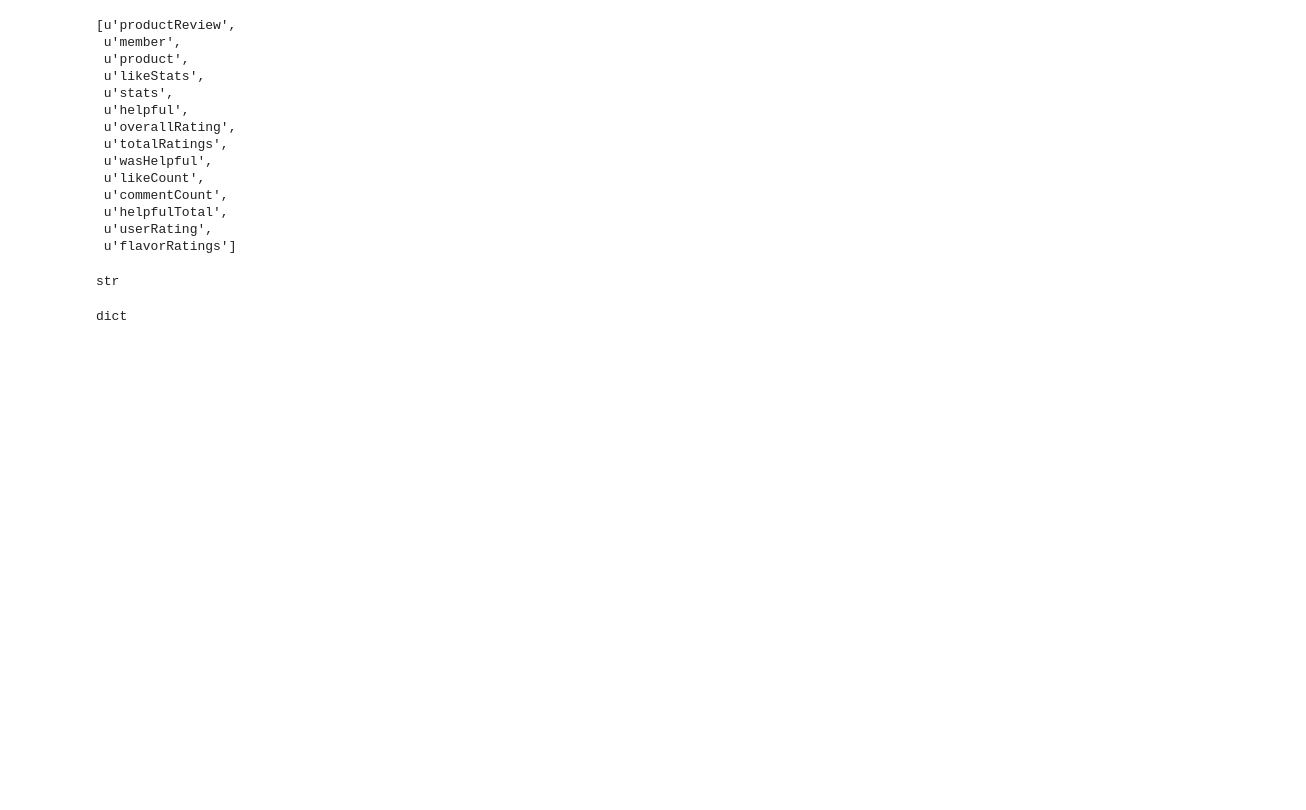
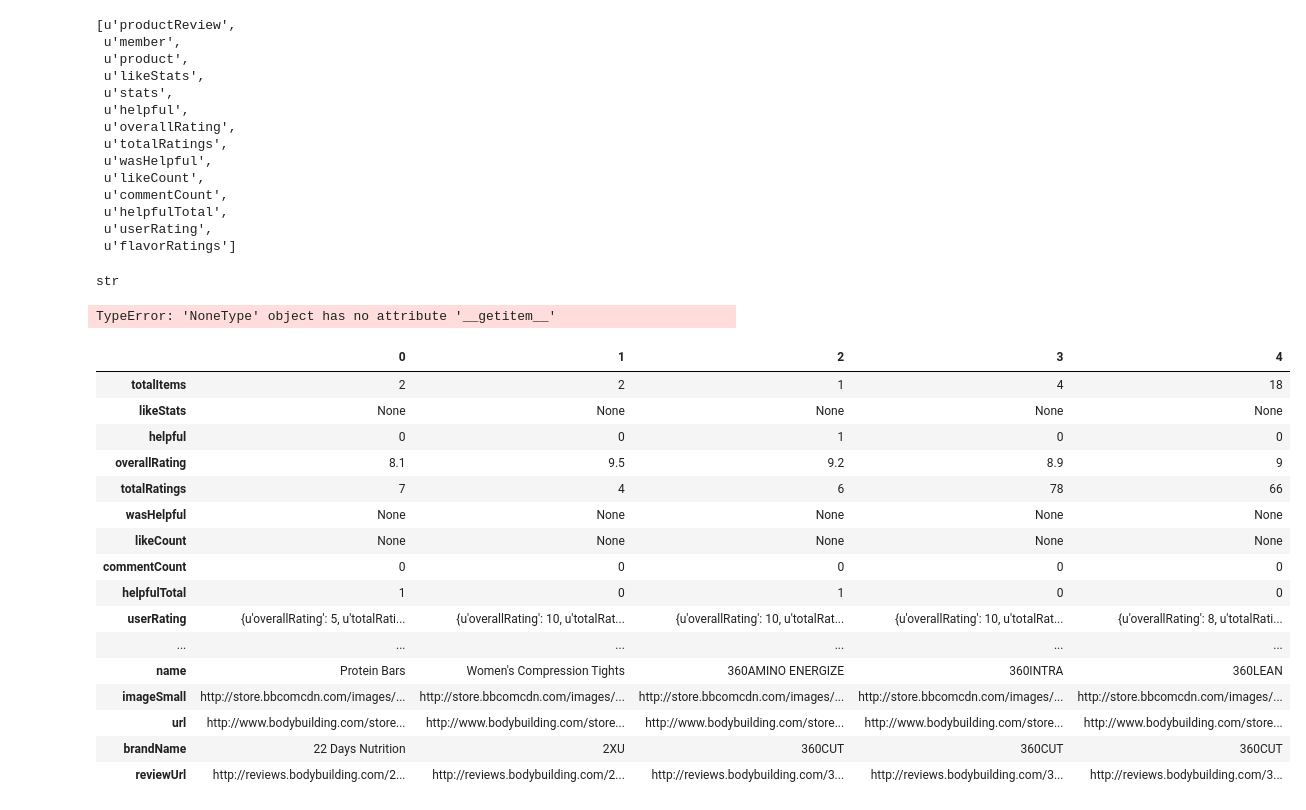
Before and after one commit to bbaltazar/Capstone, a Jupyter notebook: scrap.ipynb, the cells around one changed output. Cells and saved outputs as stored; diff of their text form; code cells hidden in the pictures; blank space fills up the shorter version.

```diff
--- a/scrap.ipynb
+++ b/scrap.ipynb
@@ -276,8 +348,7 @@ a = df.productReviews[0]
 type(a)
 # %% [output]
 str
-# %%
-b = json.loads(a)
-type(b[0])
-# %% [output]
-dict
+# %%
+run bodymodeling.py
+# %% [output]
+TypeError: 'NoneType' object has no attribute '__getitem__'
@@ -283,0 +357,20 @@ dict
+# %%
+model.df.head().T
+# %% [output]
+|  | 0 | 1 | 2 | 3 | 4 |
+| totalItems | 2 | 2 | 1 | 4 | 18 |
+| likeStats | None | None | None | None | None |
+| helpful | 0 | 0 | 1 | 0 | 0 |
+| overallRating | 8.1 | 9.5 | 9.2 | 8.9 | 9 |
+| totalRatings | 7 | 4 | 6 | 78 | 66 |
+| wasHelpful | None | None | None | None | None |
+| likeCount | None | None | None | None | None |
+| commentCount | 0 | 0 | 0 | 0 | 0 |
+| helpfulTotal | 1 | 0 | 1 | 0 | 0 |
+| userRating | {u'overallRating': 5, u'totalRati... | {u'overallRating': 10, u'totalRat... | {u'overallRating': 10, u'totalRat... | {u'overallRating': 10, u'totalRat... | {u'overallRating': 8, u'totalRati... |
+| ... | ... | ... | ... | ... | ... |
+| name | Protein Bars | Women's Compression Tights | 360AMINO ENERGIZE | 360INTRA | 360LEAN |
+| imageSmall | http://store.bbcomcdn.com/images/... | http://store.bbcomcdn.com/images/... | http://store.bbcomcdn.com/images/... | http://store.bbcomcdn.com/images/... | http://store.bbcomcdn.com/images/... |
+| url | http://www.bodybuilding.com/store... | http://www.bodybuilding.com/store... | http://www.bodybuilding.com/store... | http://www.bodybuilding.com/store... | http://www.bodybuilding.com/store... |
+| brandName | 22 Days Nutrition | 2XU | 360CUT | 360CUT | 360CUT |
+| reviewUrl | http://reviews.bodybuilding.com/2... | http://reviews.bodybuilding.com/2... | http://reviews.bodybuilding.com/3... | http://reviews.bodybuilding.com/3... | http://reviews.bodybuilding.com/3... |
```
Also changed, not shown: parts of 13 cells of this notebook, 4 other files.
